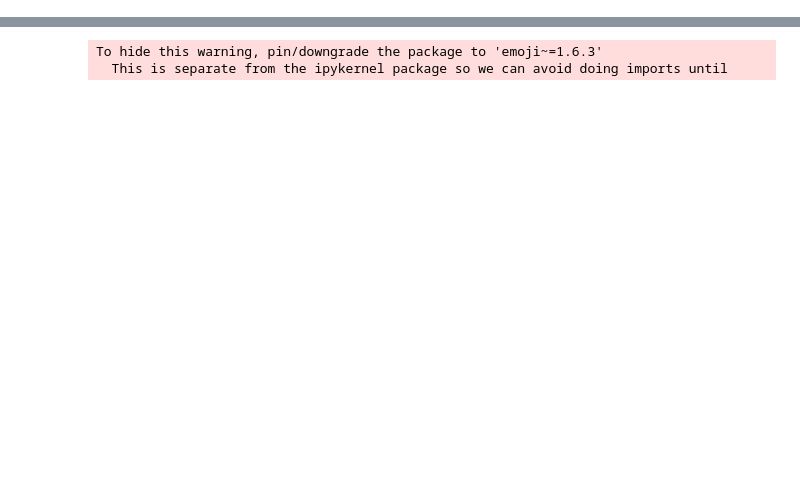
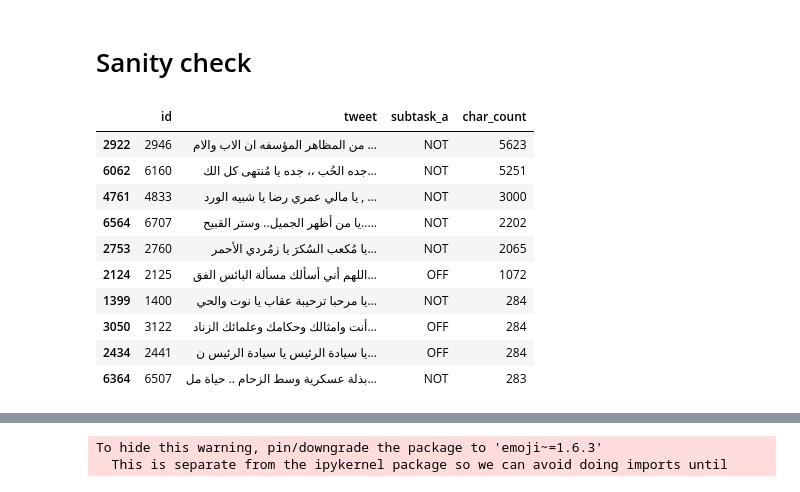
Before and after one commit to rfahrn/Shared_Task, a Jupyter notebook: Shared_Task.ipynb, the cells around one changed output, grey strips where cells are left out. Drawn from its saved outputs; the diff is of its cells as text; code cells hidden in the pictures; blank space fills up the shorter version.

```diff
--- a/Shared_Task.ipynb
+++ b/Shared_Task.ipynb
@@ -38,0 +68,21 @@ train.head()
+# %% [markdown]
+# Sanity check
+# %%
+def count_chars(tweet):
+    return len(tweet)
+
+train['char_count'] = train['tweet'].apply(count_chars)
+
+train.sort_values(by='char_count', ascending=[0]).head(10)
+# %% [output]
+|  | id | tweet | subtask_a | char_count |
+| 2922 | 2946 | من المظاهر المؤسفه ان الاب والام ... | NOT | 5623 |
+| 6062 | 6160 | جده الحُب ،، جده يا مُنتهى كل الك... | NOT | 5251 |
+| 4761 | 4833 | يا مالي عمري رضا يا شبيه الورد , ... | NOT | 3000 |
+| 6564 | 6707 | يا من أظهر الجميل.. وستر القبيح..... | NOT | 2202 |
+| 2753 | 2760 | يا مُكعب السُكرَ يا زمُردي الأحمر... | NOT | 2065 |
+| 2124 | 2125 | اللهم أني أسألك مسألة البائس الفق... | OFF | 1072 |
+| 1399 | 1400 | يا مرحبا ترحيبة عقاب يا نوت والحي... | NOT | 284 |
+| 3050 | 3122 | أنت وامثالك وحكامك وعلمائك الزناد... | OFF | 284 |
+| 2434 | 2441 | يا سيادة الرئيس يا سيادة الرئيس ن... | OFF | 284 |
+| 6364 | 6507 | بذلة عسكرية وسط الزحام .. حياة مل... | NOT | 283 |
```
Also changed, not shown: parts of 11 cells of this notebook.
